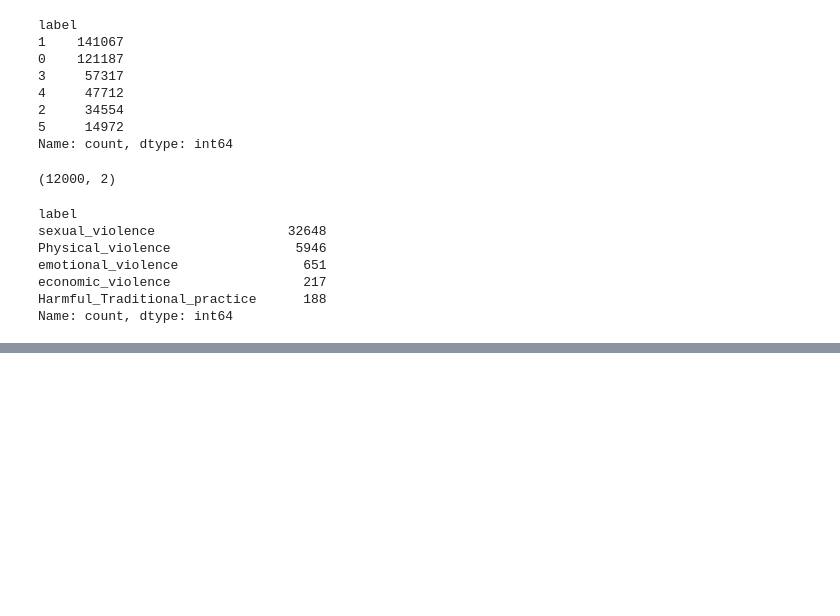
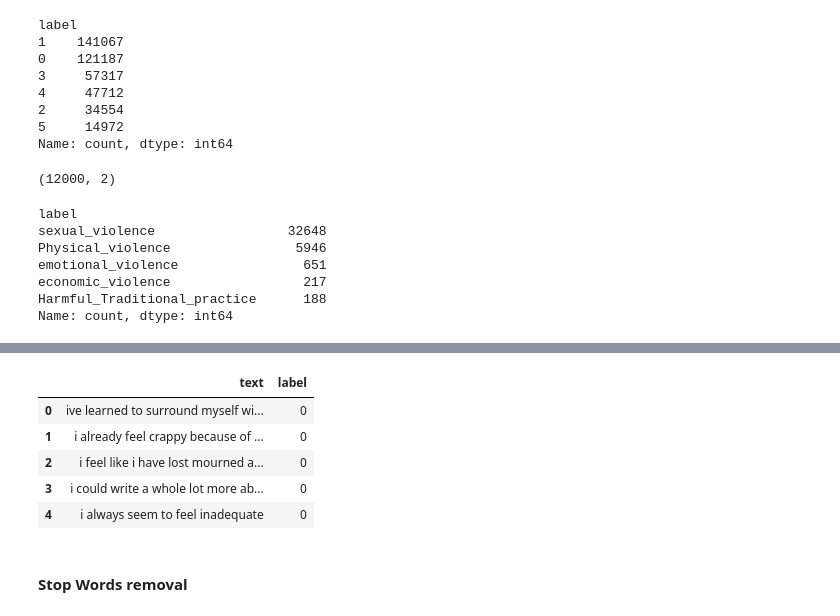
Before and after one commit to Sachin-0001/MultiSense-NLP, a Jupyter notebook: notebook.ipynb, the cells around one changed output, grey strips where cells are left out. Saved outputs shown, nothing was run; the diff lists cells and outputs as text; code cells hidden in the pictures; blank space fills up the shorter version.

```diff
--- a/notebook.ipynb
+++ b/notebook.ipynb
@@ -124,0 +147,4 @@ Name: count, dtype: int64
+# %%
+emotion_df.reset_index(drop = True, inplace=True)
+violence_df.reset_index(drop=True, inplace = True)
+hate_df.reset_index(drop=True,inplace = True)
@@ -124,0 +163,11 @@ Name: count, dtype: int64
+# %%
+emotion_df.head()
+# %% [output]
+|  | text | label |
+| 0 | ive learned to surround myself wi... | 0 |
+| 1 | i already feel crappy because of ... | 0 |
+| 2 | i feel like i have lost mourned a... | 0 |
+| 3 | i could write a whole lot more ab... | 0 |
+| 4 | i always seem to feel inadequate | 0 |
+# %% [markdown]
+#### Stop Words removal
```
Also changed, not shown: parts of 33 cells of this notebook, 6 other files.
